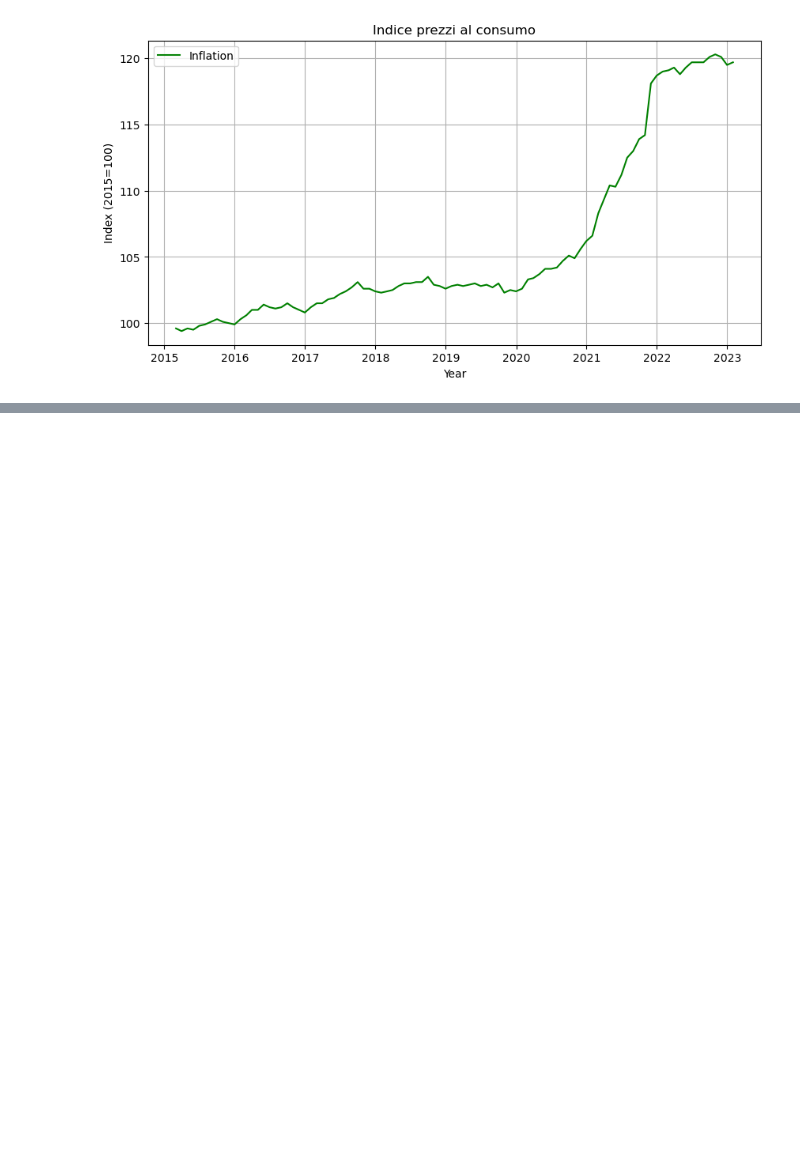
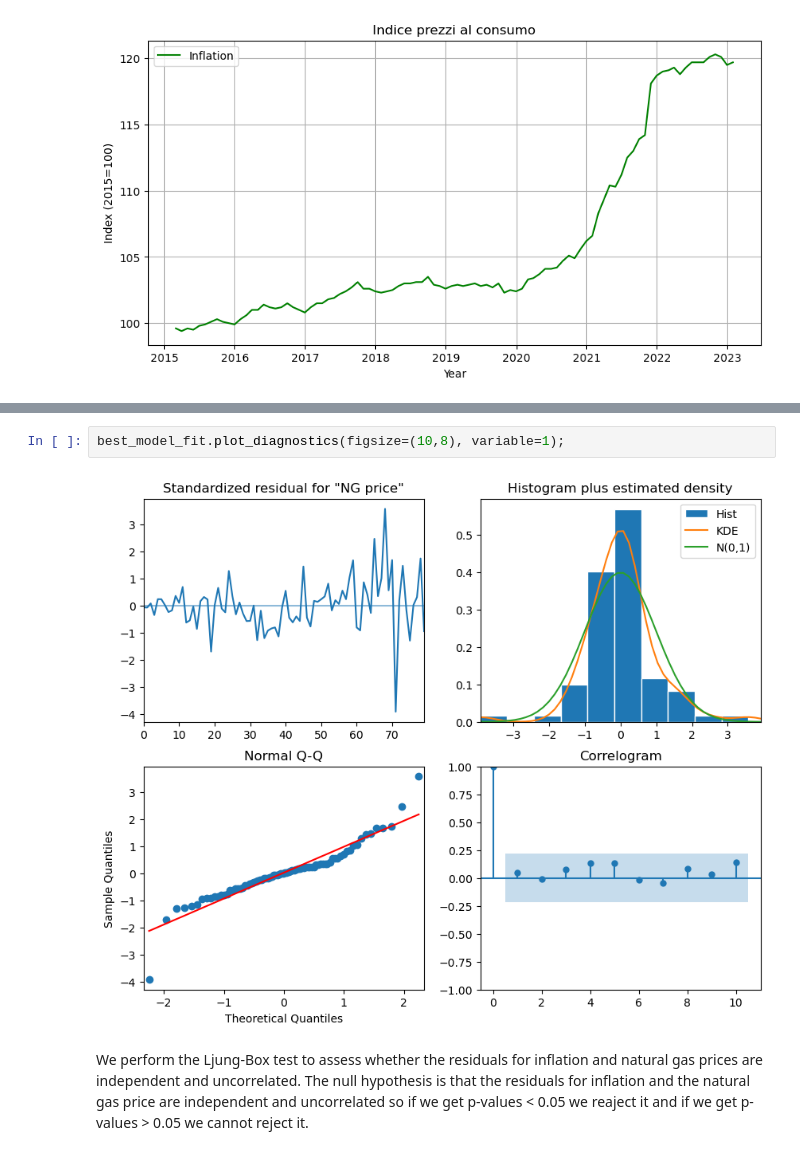
Before and after one commit to luigiselmi/finstat, a Jupyter notebook: energy_price_inflation.ipynb, the cells around one changed output, grey strips where cells are left out. Saved outputs shown, nothing was run; the diff lists cells and outputs as text; blank space fills up the shorter version.

```diff
--- a/energy_price_inflation.ipynb
+++ b/energy_price_inflation.ipynb
@@ -132,0 +323,6 @@ $$\begin{bmatrix} y_{1,t} \\ y_{2,t} \end{bmatrix} = \begin{bmatrix} \delta_1 \\
+# %%
+best_model_fit.plot_diagnostics(figsize=(10,8), variable=1);
+# %% [output]
+[figure, added]
+# %% [markdown]
+We perform the Ljung-Box test to assess whether the residuals for inflation and natural gas prices are independent and uncorrelated. The null hypothesis is that the residuals for inflation and the natural gas price are independent and uncorrelated so if we get p-values < 0.05 we reaject it and if we get p-values > 0.05 we cannot reject it.
```
Also changed, not shown: parts of 38 cells of this notebook.
